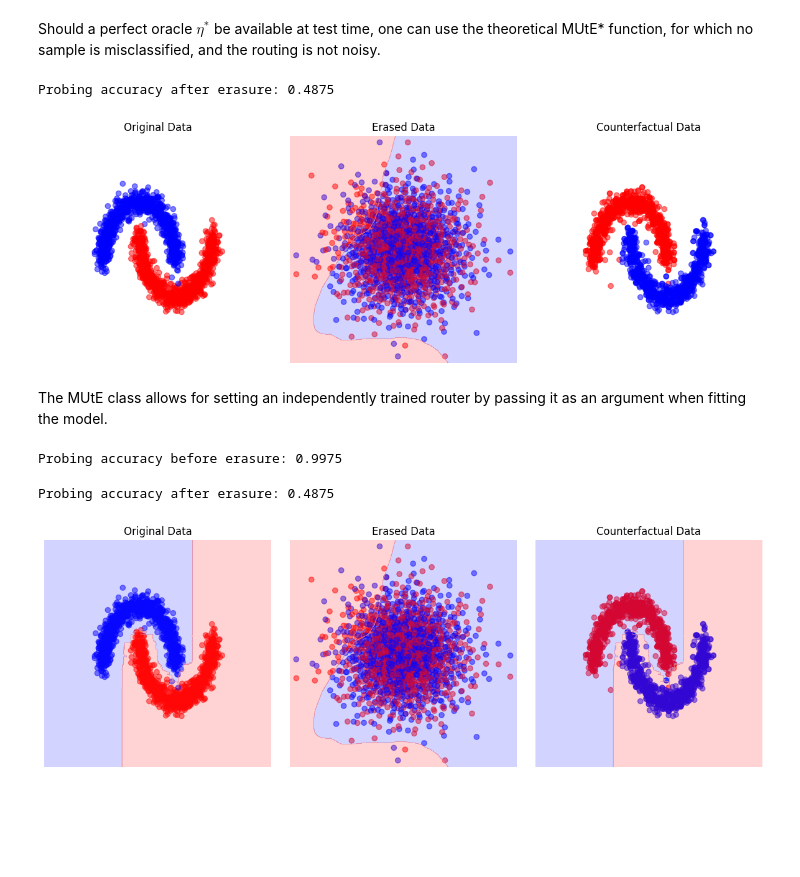
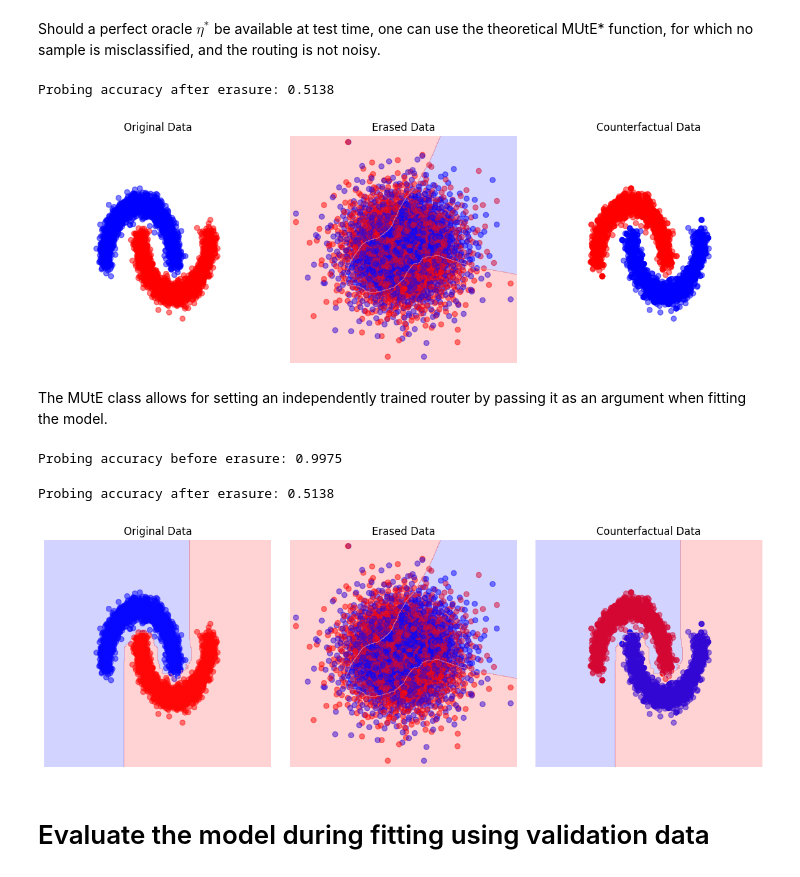
Before and after one commit to ToineSayan/MUtE, a Jupyter notebook: notebooks/minimal.ipynb, the cells around one changed output. Cells and saved outputs as stored; diff of their text form; code cells hidden in the pictures; blank space fills up the shorter version.

```diff
--- a/notebooks/minimal.ipynb
+++ b/notebooks/minimal.ipynb
@@ -152,19 +152,19 @@ The results below show that the default routing clasifier $\eta^*$  of the MUtE
 from sklearn.datasets import make_moons
 
 # Create a toy dataset
-x, z = make_moons(n_samples=2000, noise=0.1, random_state=42)
+x, z = make_moons(n_samples=4000, noise=0.1, random_state=42)
 x = x - x.mean(axis=0) # center the data
 # whiten the array x to have unit variance
 x = (x - x.mean(axis=0)) / x.std(axis=0)
 x, x_test, z, z_test = train_test_split(x, z, test_size=0.2, random_state=42)
 
 # Erasure (MUtE)
-erasure_model = MUtE(nsteps=200)
+erasure_model = MUtE(nsteps=200, bins=1000)
 x_ = erasure_model.fit_transform(x,z) # learn the erasure function (including the concept classifier for routing)
 x_test_ = erasure_model.transform(x_test)
 
 # Counterfactual generation
-z_cf = 1 - z
+z_cf = 1 - erasure_model.class_clf.predict(x)
 x_cf = erasure_model.inverse_transform(x_, z_cf)
 
 # Evaluation (probing accuracy)
@@ -180,7 +180,7 @@ Probing accuracy after erasure: 0.4800
 Should a perfect oracle $\eta^*$ be available at test time, one can use the theoretical MUtE* function, for which no sample is misclassified, and the routing is not noisy.
 # %%
 # Optimal Erasure (MUtE*)
-erasure_model = MUtE(nsteps=50, optimal_erasure=True)
+erasure_model = MUtE(nsteps=200, optimal_erasure=True)
 erasure_model.fit(x,z) # learn the erasure function
 x_ = erasure_model.transform(x, z)
 x_test_ = erasure_model.transform(x_test, z_test)
@@ -195,32 +195,37 @@ print(f"Probing accuracy after erasure: {accuracy_score(z_test, clf_.predict(x_t
 
 plot_data(x, x_, x_cf, z, erasure_model.class_clf, clf_)
 # %% [output]
-Probing accuracy after erasure: 0.4875
+Probing accuracy after erasure: 0.5138
-[figure, old version]
+[figure, new version]
 # %% [markdown]
 The MUtE class allows for setting an independently trained router by passing it as an argument when fitting the model.
 # %%
 # Let's train a classifier on the original data (for example a random forest classifier)
 from sklearn.ensemble import RandomForestClassifier
 clf = RandomForestClassifier(random_state=42).fit(x,z)
+# from sklearn.linear_model import SGDClassifier
+# clf  = SGDClassifier(loss='hinge', random_state=42).fit(x, z)
 print(f"Probing accuracy before erasure: {accuracy_score(z_test, clf.predict(x_test)):.4f}")
 
+
 # Initialize the erasure model with optimal erasure set to False
-erasure_model = MUtE(nsteps=50, optimal_erasure=False)
+erasure_model = MUtE(nsteps=200, optimal_erasure=False)
 erasure_model.fit(x, z, class_predictor=clf) # learn the erasure function
 x_ = erasure_model.transform(x)
 x_test_ = erasure_model.transform(x_test)
 
 # Counterfactual generation
 z_cf = 1 - z
 x_cf = erasure_model.inverse_transform(x_, z_cf)
 
 # Evaluation (probing accuracy)
 clf_ = MLPClassifier(random_state=42, early_stopping=True).fit(x_, z)
 print(f"Probing accuracy after erasure: {accuracy_score(z_test, clf_.predict(x_test_)):.4f}")
 
 plot_data(x, x_, x_cf, z, erasure_model.class_clf, clf_)
 # %% [output]
 Probing accuracy before erasure: 0.9975
-Probing accuracy after erasure: 0.4875
+Probing accuracy after erasure: 0.5138
-[figure, old version]
+[figure, new version]
+# %% [markdown]
+# Evaluate the model during fitting using validation data
```
Also changed, not shown: parts of 15 cells of this notebook.
